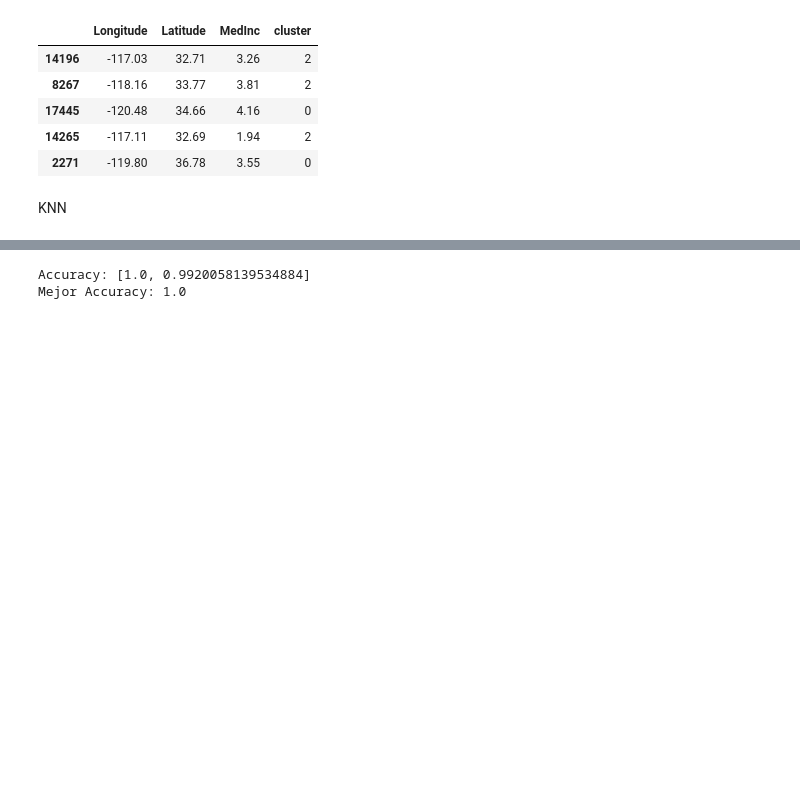
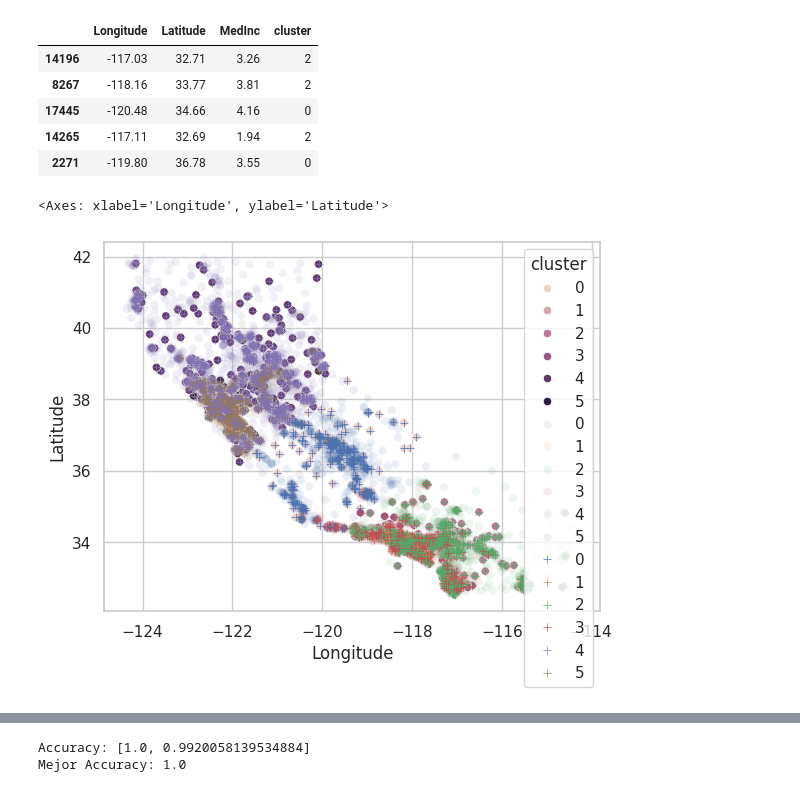
Before and after one commit to 4GeeksAcademy/ginappedrosa-ML-kmeans-housing, a Jupyter notebook: src/explore.ipynb, the cells around one changed output, grey strips where cells are left out. Drawn from its saved outputs; the diff is of its cells as text; code cells hidden in the pictures; blank space fills up the shorter version.

```diff
--- a/src/explore.ipynb
+++ b/src/explore.ipynb
@@ -141,2 +165,12 @@ X_train.head()
-# %% [markdown]
-KNN
+# %%
+sns.scatterplot(
+    data=X_test,
+    x="Longitude",
+    y="Latitude",
+    hue="cluster",
+)
+sns.scatterplot(data = X_train, x = "Longitude", y = "Latitude", hue = "cluster", palette = "deep", alpha  = 0.1)
+sns.scatterplot(data = X_test, x = "Longitude", y = "Latitude", hue = "cluster", palette = "deep", marker = "+")
+# %% [output]
+<Axes: xlabel='Longitude', ylabel='Latitude'>
+[figure, added]
```
Also changed, not shown: parts of 22 cells of this notebook.
